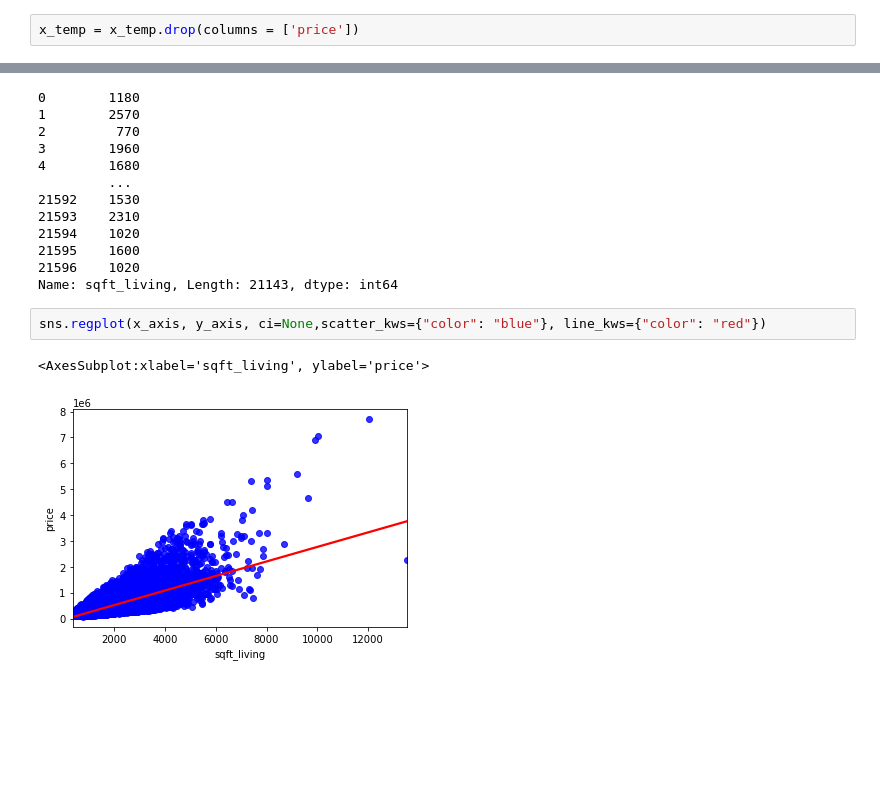
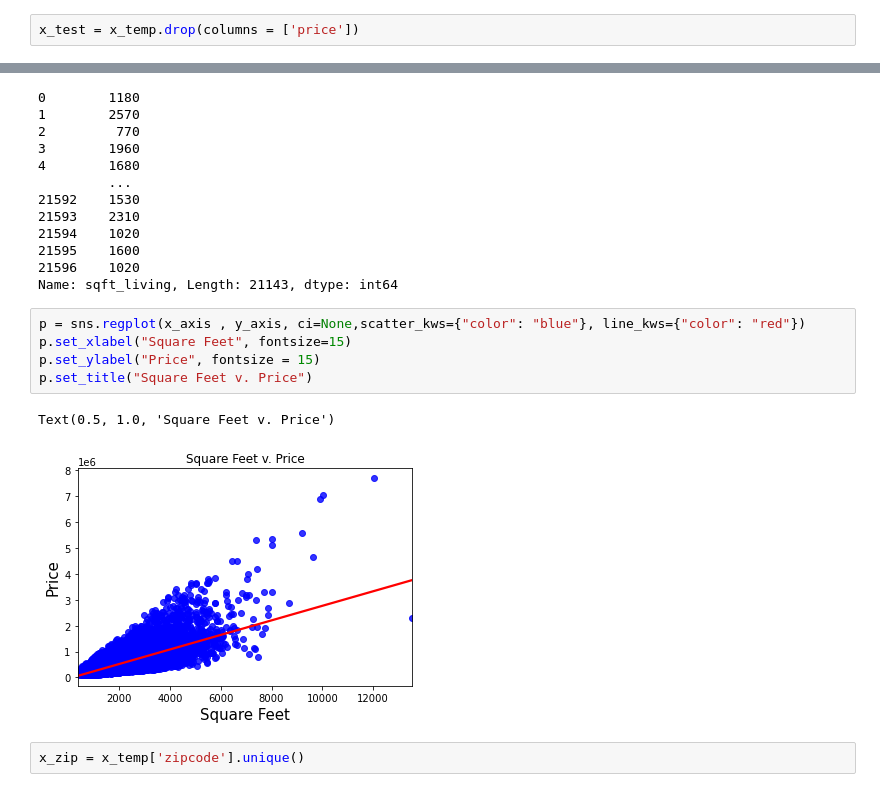
Before and after one commit to hgcostello/Phase2-Project, a Jupyter notebook: hgc_working_notebook.ipynb, the cells around one changed output, grey strips where cells are left out. Drawn from its saved outputs; the diff is of its cells as text; blank space fills up the shorter version.

```diff
--- a/hgc_working_notebook.ipynb
+++ b/hgc_working_notebook.ipynb
@@ -327,4 +327,4 @@ len(x_temp)
 # %% [output]
 21143
 # %%
-x_temp = x_temp.drop(columns = ['price'])
+x_test = x_temp.drop(columns = ['price'])
@@ -494,7 +485,12 @@ x_axis
 21596    1020
 Name: sqft_living, Length: 21143, dtype: int64
 # %%
-sns.regplot(x_axis, y_axis, ci=None,scatter_kws={"color": "blue"}, line_kws={"color": "red"})
+p = sns.regplot(x_axis , y_axis, ci=None,scatter_kws={"color": "blue"}, line_kws={"color": "red"})
+p.set_xlabel("Square Feet", fontsize=15)
+p.set_ylabel("Price", fontsize = 15)
+p.set_title("Square Feet v. Price")
 # %% [output]
-<AxesSubplot:xlabel='sqft_living', ylabel='price'>
+Text(0.5, 1.0, 'Square Feet v. Price')
-[figure, old version]
+[figure, new version]
+# %%
+x_zip = x_temp['zipcode'].unique()
```
Also changed, not shown: parts of 17 cells of this notebook.
